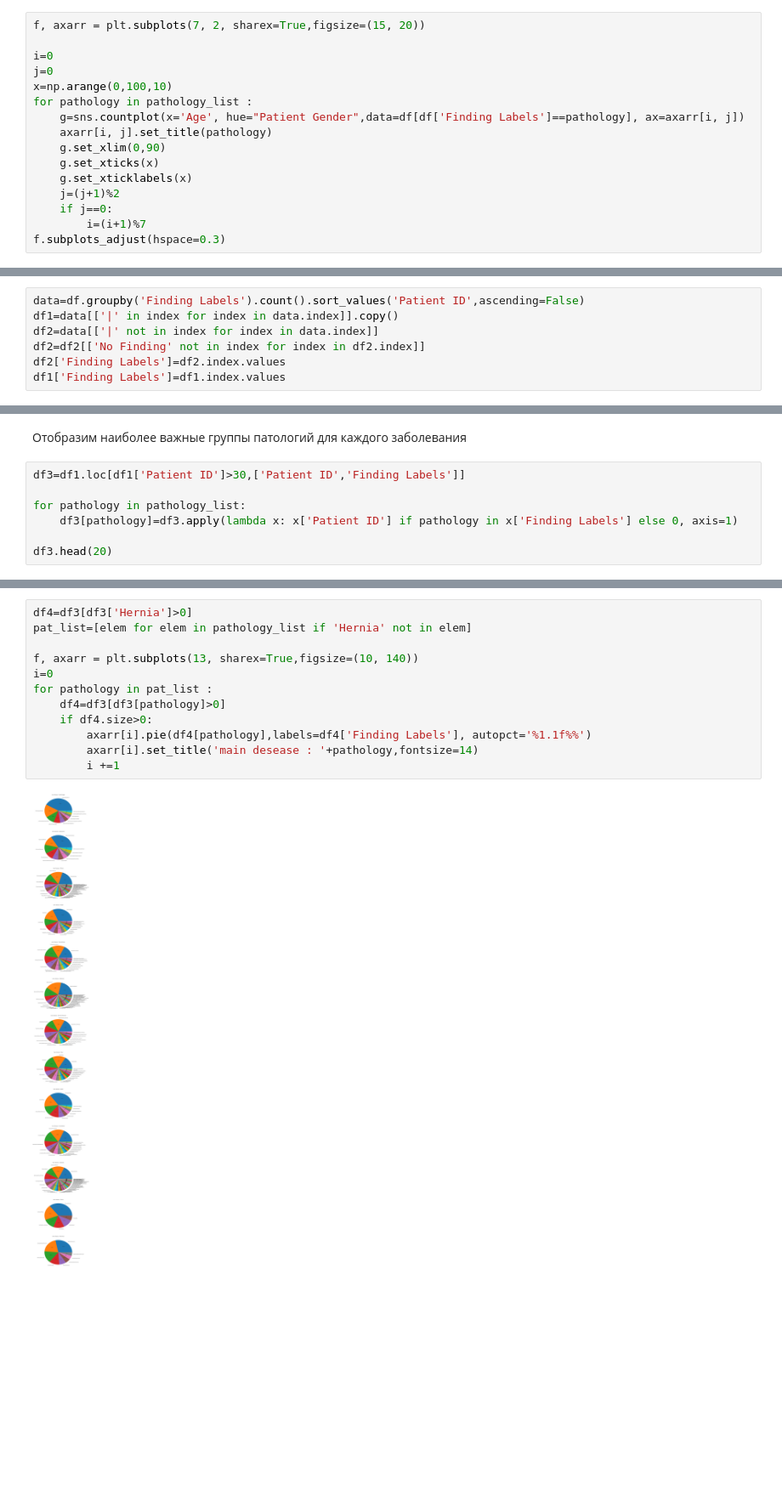
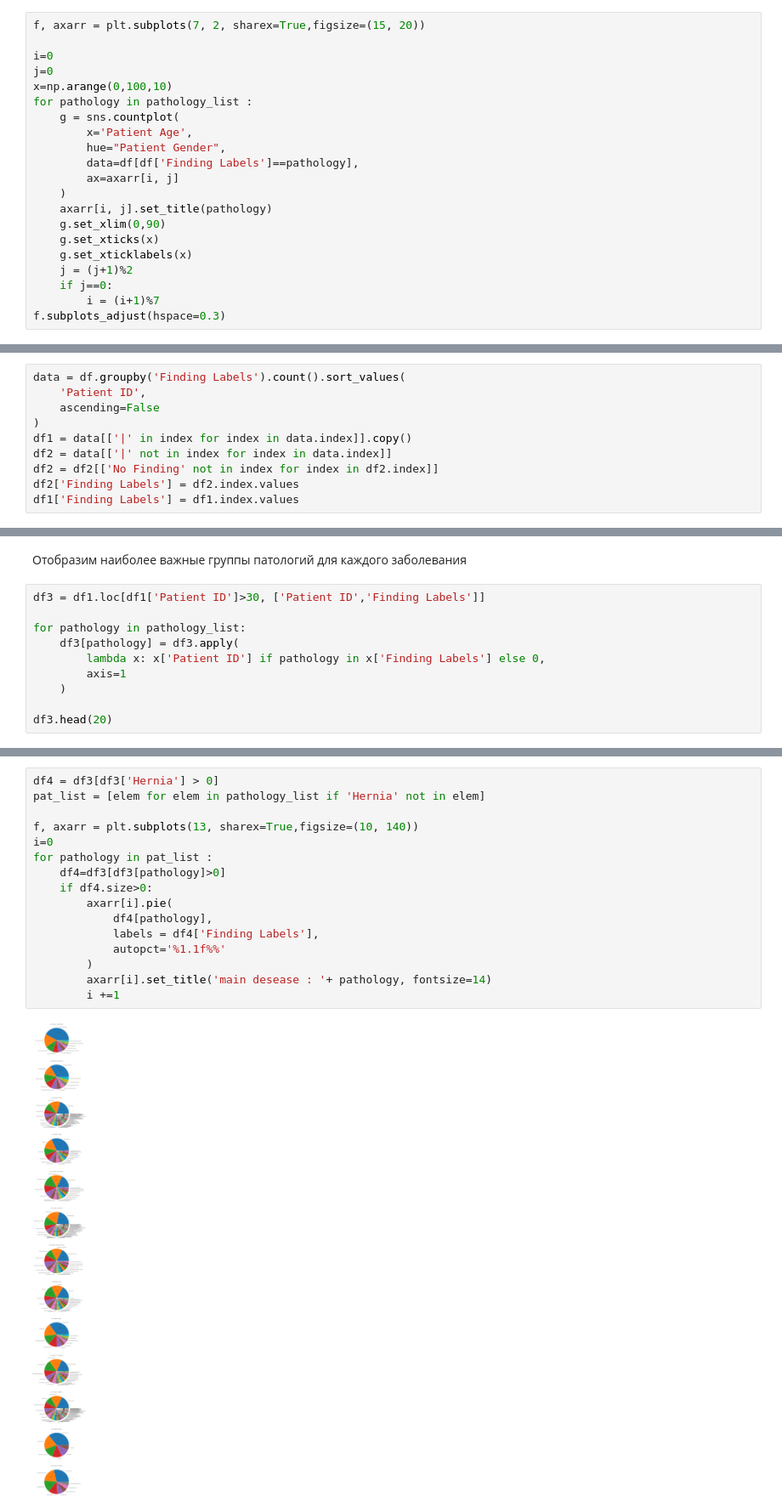
Before and after one commit to x0R3d/xrays_dataton, a Jupyter notebook: xrays_dataton.ipynb, the cells around one changed output, grey strips where cells are left out. Shown at 85% size. Saved outputs shown, nothing was run; the diff lists cells and outputs as text; blank space fills up the shorter version.

```diff
--- a/xrays_dataton.ipynb
+++ b/xrays_dataton.ipynb
@@ -146,13 +173,18 @@ i=0
 j=0
 x=np.arange(0,100,10)
 for pathology in pathology_list :
-    g=sns.countplot(x='Age', hue="Patient Gender",data=df[df['Finding Labels']==pathology], ax=axarr[i, j])
+    g = sns.countplot(
+        x='Patient Age',
+        hue="Patient Gender",
+        data=df[df['Finding Labels']==pathology],
+        ax=axarr[i, j]
+    )
     axarr[i, j].set_title(pathology)
     g.set_xlim(0,90)
     g.set_xticks(x)
     g.set_xticklabels(x)
-    j=(j+1)%2
+    j = (j+1)%2
     if j==0:
-        i=(i+1)%7
+        i = (i+1)%7
 f.subplots_adjust(hspace=0.3)
 # %% [output]
@@ -199,10 +233,13 @@ data
 # %% [markdown]
 Теперь нам нужно сравнить соотношение между простыми и множественными заболеваниями.
 # %%
-data=df.groupby('Finding Labels').count().sort_values('Patient ID',ascending=False)
-df1=data[['|' in index for index in data.index]].copy()
-df2=data[['|' not in index for index in data.index]]
-df2=df2[['No Finding' not in index for index in df2.index]]
-df2['Finding Labels']=df2.index.values
-df1['Finding Labels']=df1.index.values
+data = df.groupby('Finding Labels').count().sort_values(
+    'Patient ID',
+    ascending=False
+)
+df1 = data[['|' in index for index in data.index]].copy()
+df2 = data[['|' not in index for index in data.index]]
+df2 = df2[['No Finding' not in index for index in df2.index]]
+df2['Finding Labels'] = df2.index.values
+df1['Finding Labels'] = df1.index.values
 # %%
@@ -220,10 +270,13 @@ sns.despine(left=True)
 # %% [markdown]
 Отобразим наиболее важные группы патологий для каждого заболевания
 # %%
-df3=df1.loc[df1['Patient ID']>30,['Patient ID','Finding Labels']]
+df3 = df1.loc[df1['Patient ID']>30, ['Patient ID','Finding Labels']]
 
 for pathology in pathology_list:
-    df3[pathology]=df3.apply(lambda x: x['Patient ID'] if pathology in x['Finding Labels'] else 0, axis=1)
+    df3[pathology] = df3.apply(
+        lambda x: x['Patient ID'] if pathology in x['Finding Labels'] else 0,
+        axis=1
+    )
 
 df3.head(20)
 # %% [output]
@@ -246,16 +299,20 @@ df3.head(20)
 | Atelectasis|Pneumothorax | 240 | Atelectasis|Pneumothorax | 0 | 0 | 0 | 0 | 0 | 240 | ... |
 | Infiltration|Pleural_Thickening | 210 | Infiltration|Pleural_Thickening | 0 | 0 | 0 | 0 | 0 | 0 | ... |
 # %%
-df4=df3[df3['Hernia']>0]
-pat_list=[elem for elem in pathology_list if 'Hernia' not in elem]
+df4 = df3[df3['Hernia'] > 0]
+pat_list = [elem for elem in pathology_list if 'Hernia' not in elem]
 
 f, axarr = plt.subplots(13, sharex=True,figsize=(10, 140))
 i=0
 for pathology in pat_list :
     df4=df3[df3[pathology]>0]
     if df4.size>0:
-        axarr[i].pie(df4[pathology],labels=df4['Finding Labels'], autopct='%1.1f%%')
-        axarr[i].set_title('main desease : '+pathology,fontsize=14)
+        axarr[i].pie(
+            df4[pathology],
+            labels = df4['Finding Labels'],
+            autopct='%1.1f%%'
+        )
+        axarr[i].set_title('main desease : '+ pathology, fontsize=14)
         i +=1
 # %% [output]
-[figure, old version]
+[figure, new version]
```
Also changed, not shown: parts of 10 cells of this notebook.
